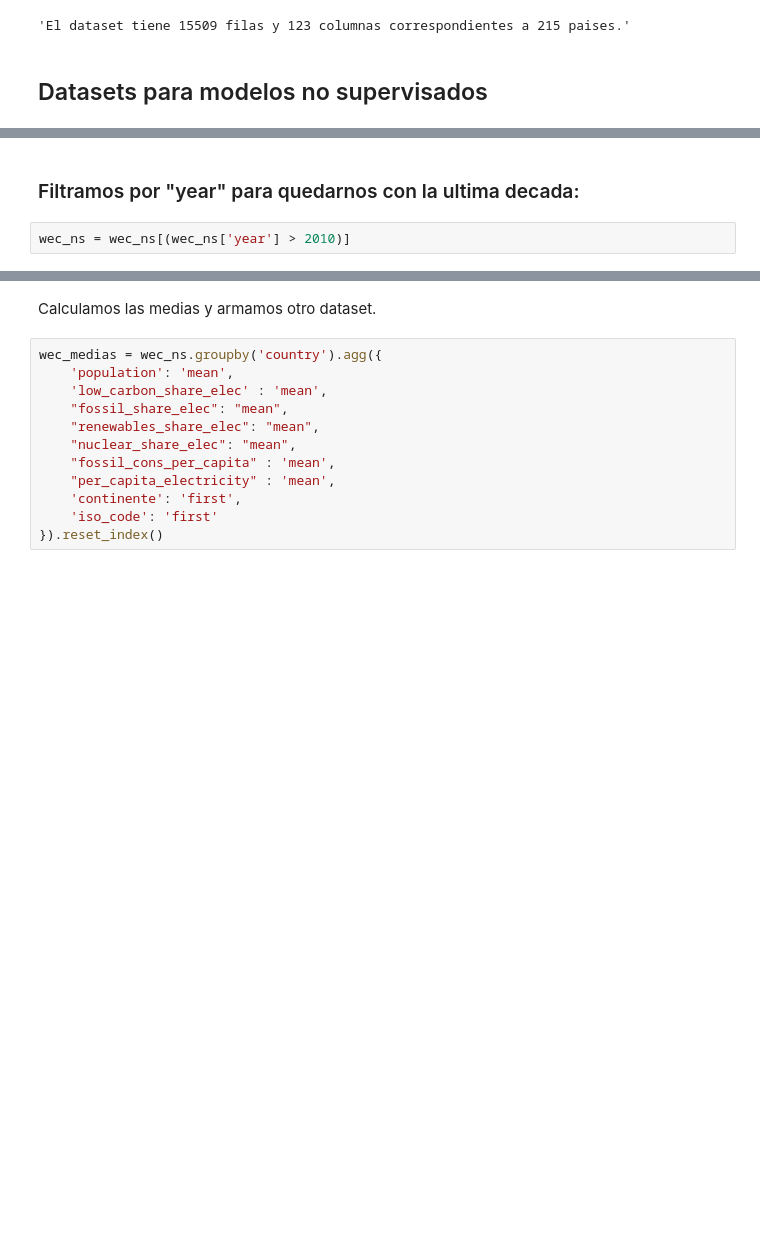
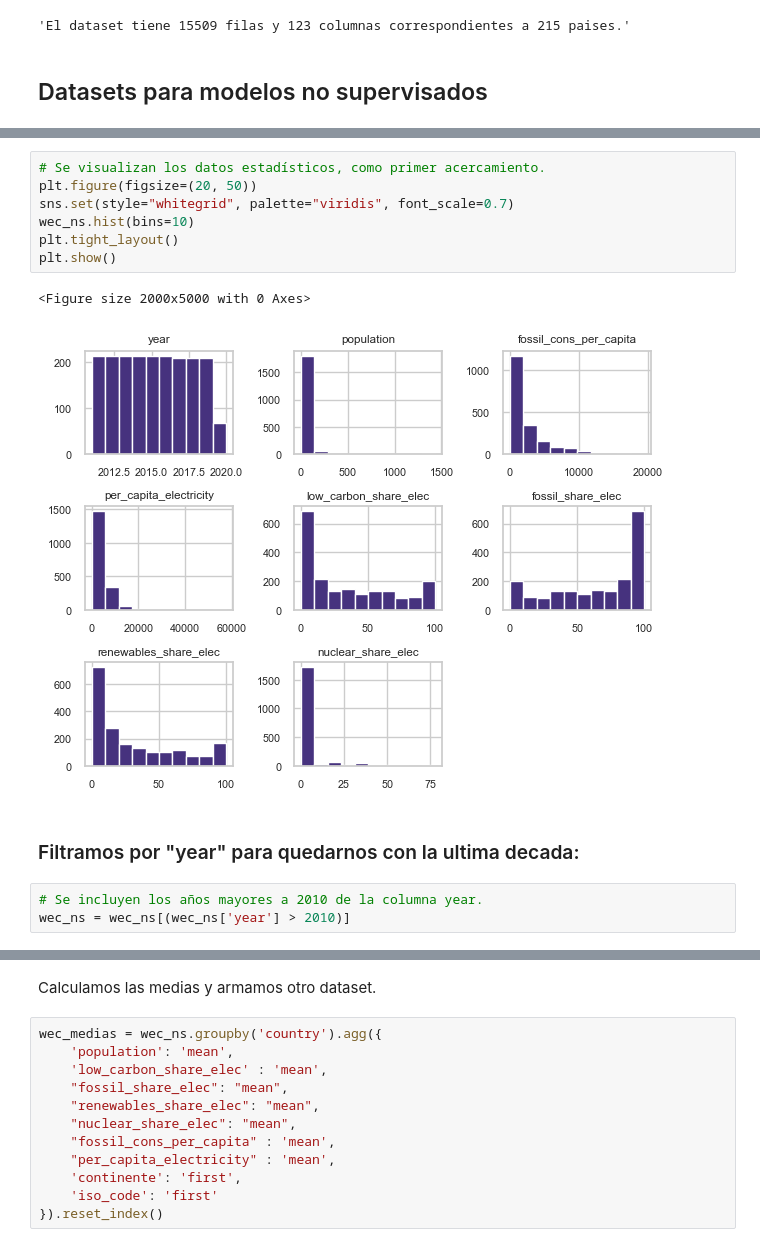
Before and after one commit to L-Ameneiro/EDA-Datasets, a Jupyter notebook: notebooks/limpieza_procesamiento_cem.ipynb, the cells around one changed output, grey strips where cells are left out. Saved outputs shown, nothing was run; the diff lists cells and outputs as text; blank space fills up the shorter version.

```diff
--- a/notebooks/limpieza_procesamiento_cem.ipynb
+++ b/notebooks/limpieza_procesamiento_cem.ipynb
@@ -94,4 +118,15 @@ wec_ns = wec[["country", 'year', "population", "fossil_cons_per_capita", "per_ca
+# %%
+# Se visualizan los datos estadísticos, como primer acercamiento.
+plt.figure(figsize=(20, 50))
+sns.set(style="whitegrid", palette="viridis", font_scale=0.7)
+wec_ns.hist(bins=10)
+plt.tight_layout()
+plt.show()
+# %% [output]
+<Figure size 2000x5000 with 0 Axes>
+[figure, added]
 # %% [markdown]
 ### Filtramos por "year" para quedarnos con la ultima decada:
-# %%
-wec_ns = wec_ns[(wec_ns['year'] > 2010)]
+# %%
+# Se incluyen los años mayores a 2010 de la columna year.
+wec_ns = wec_ns[(wec_ns['year'] > 2010)]
```
Also changed, not shown: parts of 36 cells of this notebook, 1 other file.
